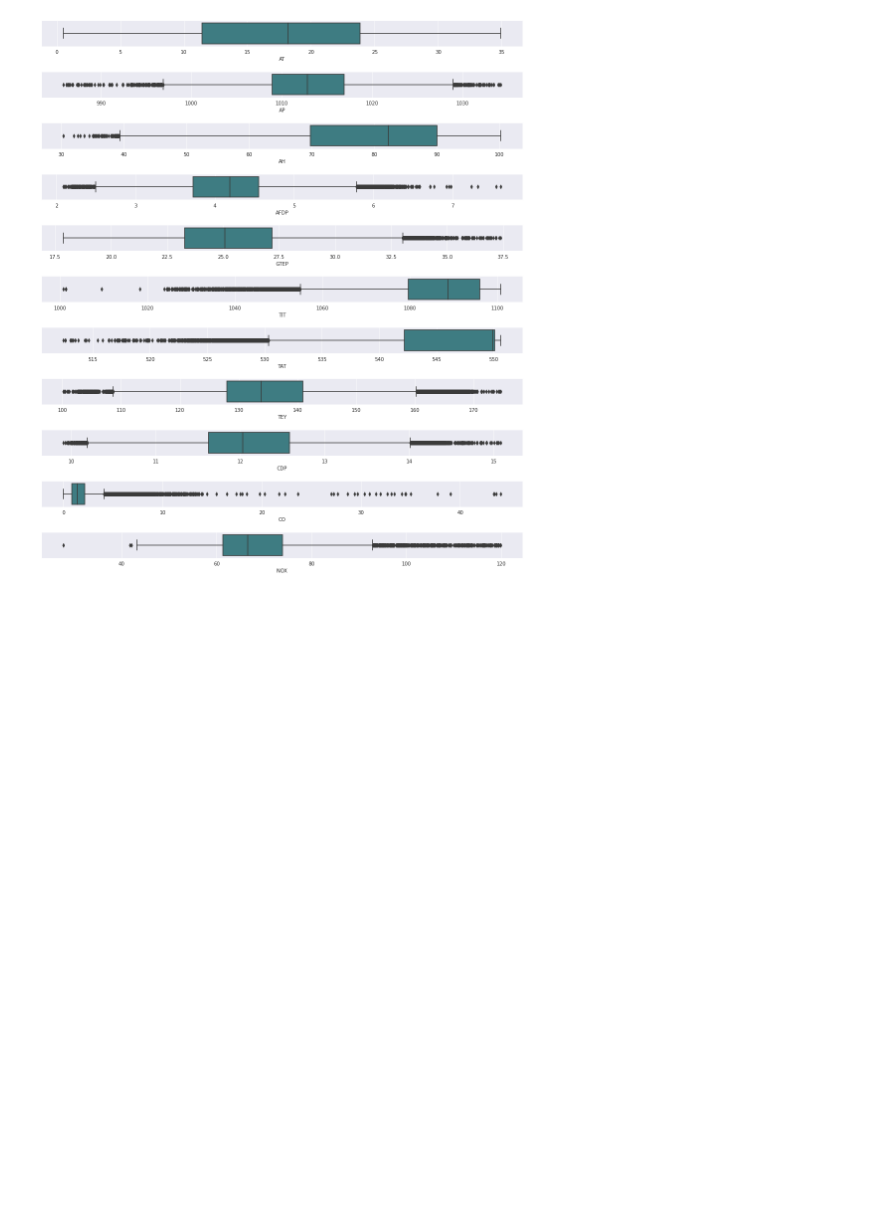
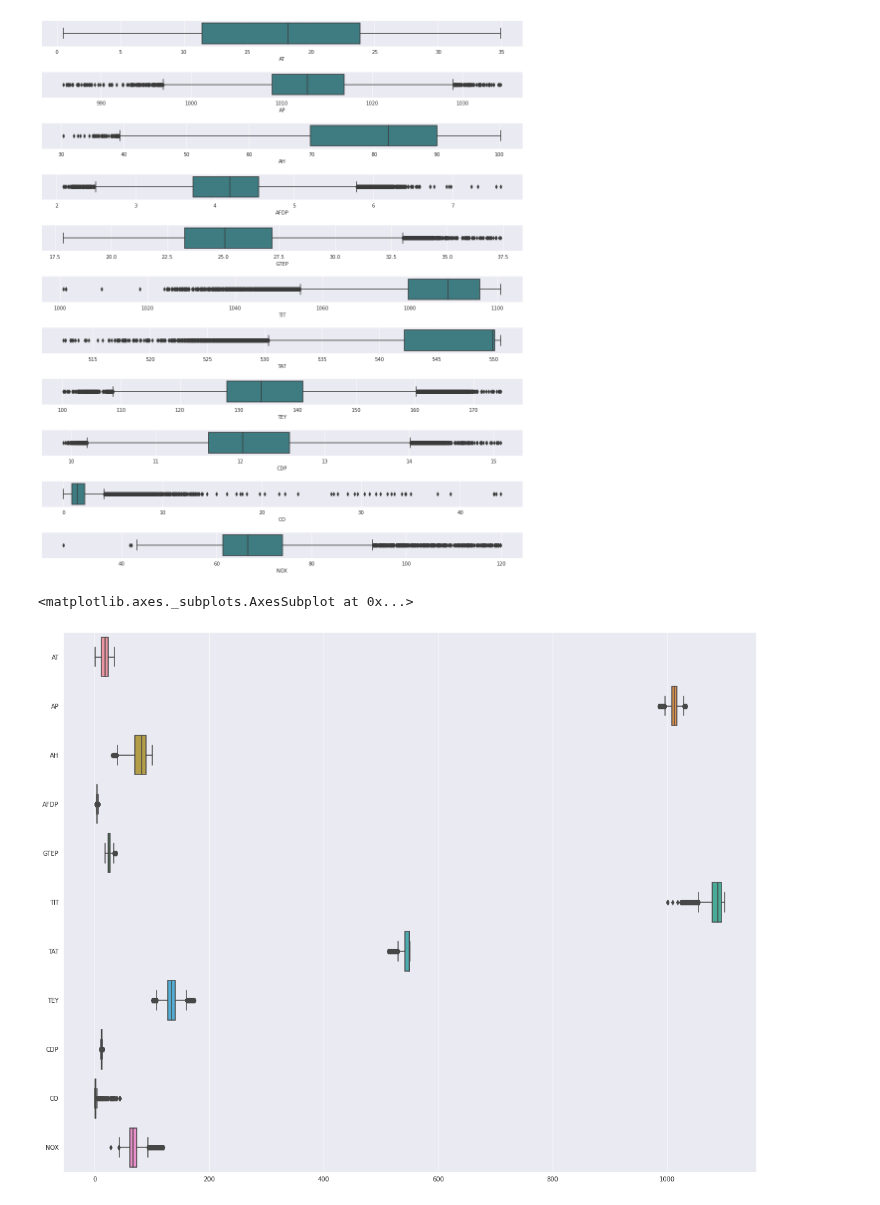
Before and after one commit to Bhavin52/Assignment, a Jupyter notebook: ANN_Q1.ipynb, the cells around one changed output. Cells and saved outputs as stored; diff of their text form; code cells hidden in the pictures; blank space fills up the shorter version.

```diff
--- a/ANN_Q1.ipynb
+++ b/ANN_Q1.ipynb
@@ -315,3 +315,10 @@ sns.boxplot(x='NOX',data=ot,palette='crest',ax=axes[10])
 plt.tight_layout(pad=2.0)
 # %% [output]
 [figure]
+# %%
+#outlier
+plt.figure(figsize=(20,16))
+sns.boxplot(data=df[numerical_features], orient="h")
+# %% [output]
+<matplotlib.axes._subplots.AxesSubplot at 0x...>
+[figure, added]
```
Also changed, not shown: parts of 33 cells of this notebook.
